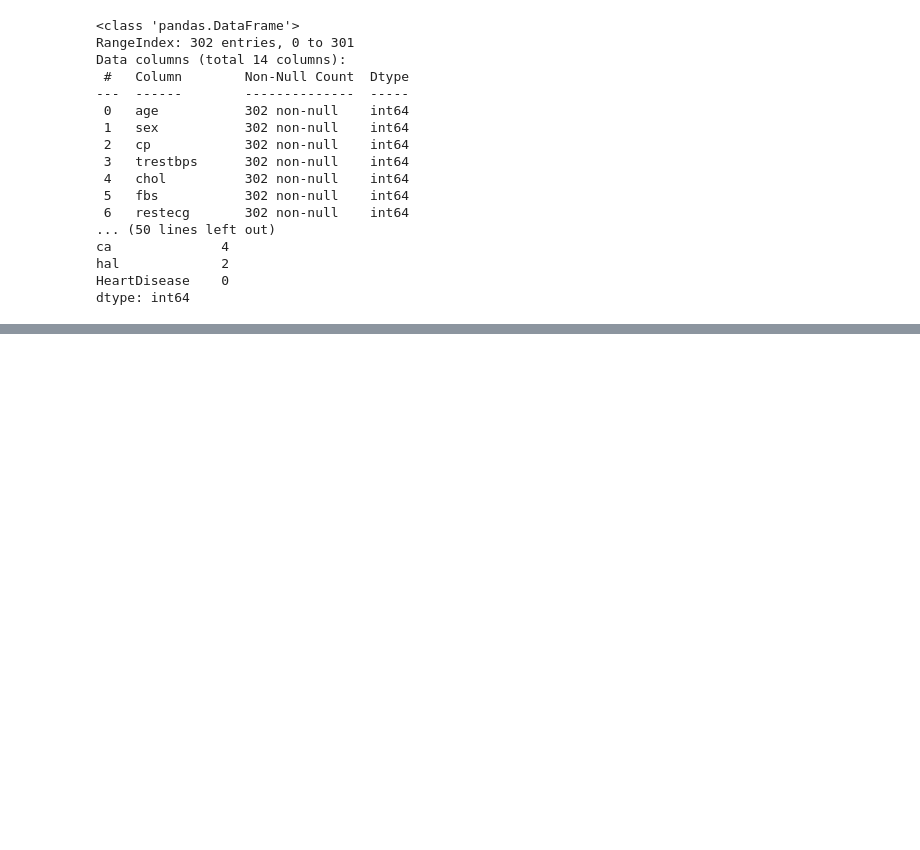
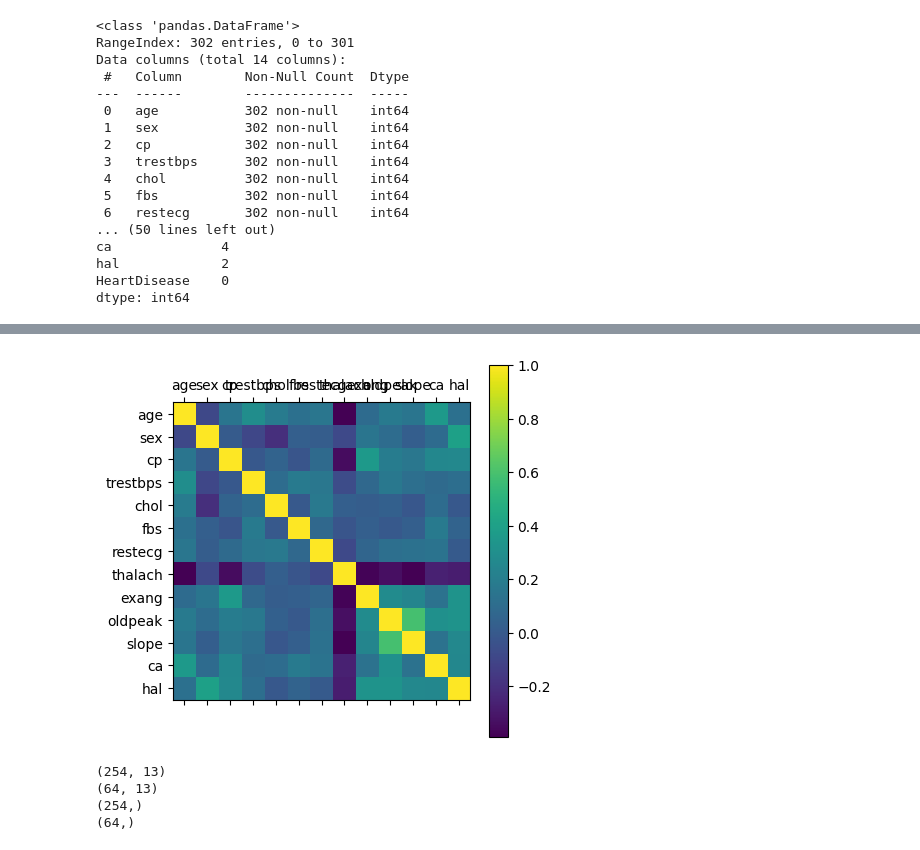
Before and after one commit to alexcaragui/Detecting-Heart-Disease-with-Machine-Learning, a Jupyter notebook: main.ipynb, the cells around one changed output, grey strips where cells are left out. Drawn from its saved outputs; the diff is of its cells as text; code cells hidden in the pictures; blank space fills up the shorter version.

```diff
--- a/main.ipynb
+++ b/main.ipynb
@@ -78,0 +167,5 @@ dtype: int64
+# %%
+# Finding correlations. The indpendent variables should be highly correlated with the dependent variables. Numbers closer to 0 indicate weaker correlation.
+CorData = InputScaled.corr(method='pearson')
+with pd.option_context('display.max_rows', None, 'display.max_columns', CorData.shape[1]):
+    print(CorData)
@@ -78,0 +190,26 @@ dtype: int64
+# %%
+# Plotting a heatmap of correlations to make correlations easier to visualize ana analyze
+plt.matshow(CorData)
+plt.xticks(range(len(CorData.columns)), CorData.columns)
+plt.yticks(range(len(CorData.columns)), CorData.columns)
+plt.colorbar()
+plt.show()
+# %% [output]
+[figure, added]
+# %%
+# Splitting the data into a training dataset and testing dataset where 20% of the dataset is used for testing and 80% of the dataset is used for training
+from sklearn.model_selection import train_test_split
+
+x_train,x_test,y_train,y_test = train_test_split(InputScaled, y_ros, test_size = 0.2, random_state = 5)
+# Checking the size of the training and testing dataset
+print(x_train.shape)
+print(x_test.shape)
+
+# Checking the size of the targets (results of classification) for training and testing
+print(y_train.shape)
+print(y_test.shape)
+# %% [output]
+(254, 13)
+(64, 13)
+(254,)
+(64,)
```
Also changed, not shown: parts of 18 cells of this notebook.
